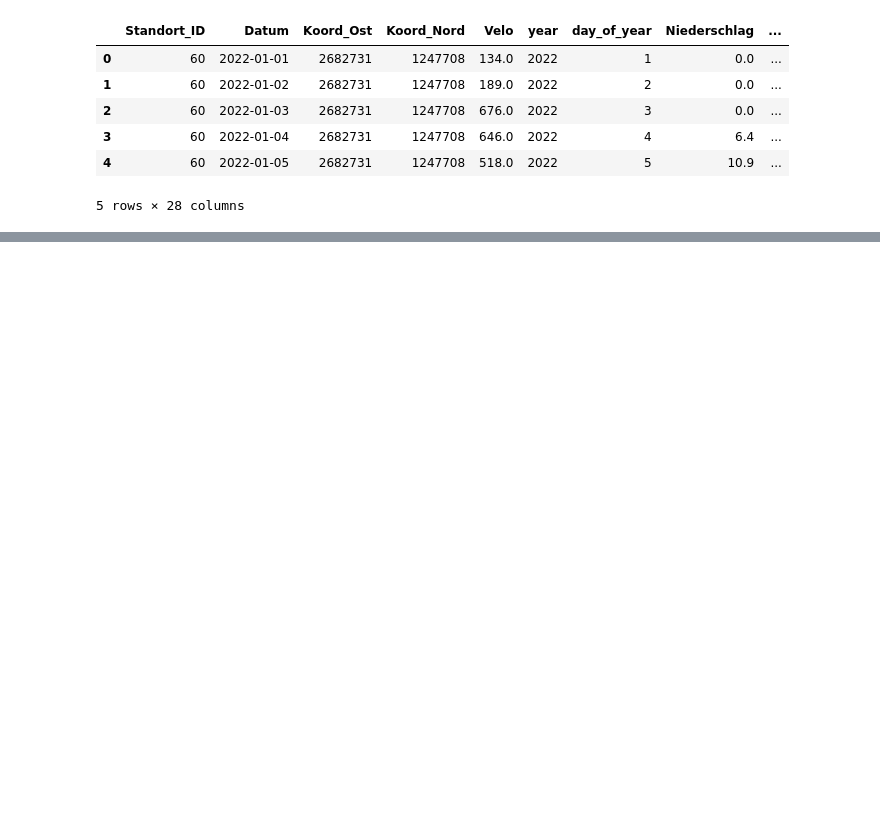
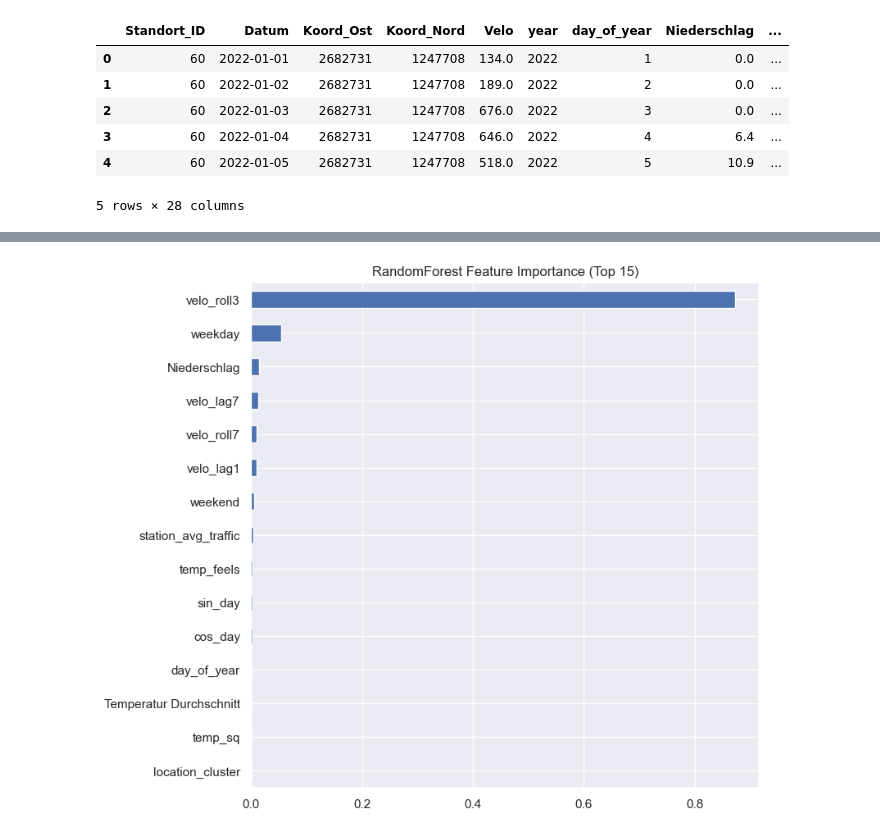
Before and after one commit to CommitmentIssues418/M3_VeloCheckZH, a Jupyter notebook: notebooks/03_model_training.ipynb, the cells around one changed output, grey strips where cells are left out. Saved outputs shown, nothing was run; the diff lists cells and outputs as text; code cells hidden in the pictures; blank space fills up the shorter version.

```diff
--- a/notebooks/03_model_training.ipynb
+++ b/notebooks/03_model_training.ipynb
@@ -38,9 +43,8 @@ exclude = [
     "year",
     "week",
     "quarter",
-    # Optional: falls du es wirklich nicht brauchst:
     # "day_of_year",
-    # "year_length",
+    "year_length",
 ]
 
 features = [c for c in df.columns if c not in exclude]
@@ -69,0 +79,9 @@ Anzahl Features: 20
+# %%
+X = df[features]
+y = df[TARGET]
+
+X_train, X_test, y_train, y_test = train_test_split(
+    X, y, test_size=0.2, random_state=42
+)
+
+X_train.shape, X_test.shape
@@ -69,0 +116,10 @@ Anzahl Features: 20
+# %%
+lin_pipe = Pipeline([
+    ("scaler", StandardScaler()),
+    ("model", LinearRegression())
+])
+
+lin_pipe.fit(X_train, y_train)
+y_pred_lin = lin_pipe.predict(X_test)
+
+evaluate_model("LinearRegression", y_test, y_pred_lin, results)
@@ -69,0 +130,12 @@ Anzahl Features: 20
+# %%
+rf = RandomForestRegressor(
+    n_estimators=300,
+    max_depth=20,
+    random_state=42,
+    n_jobs=-1
+)
+
+rf.fit(X_train, y_train)
+y_pred_rf = rf.predict(X_test)
+
+evaluate_model("RandomForest", y_test, y_pred_rf, results)
@@ -69,0 +174,7 @@ Anzahl Features: 20
+# %%
+importances_rf = pd.Series(rf.feature_importances_, index=features)
+importances_rf.sort_values().tail(15).plot(kind="barh", figsize=(8,8))
+plt.title("RandomForest Feature Importance (Top 15)")
+plt.show()
+# %% [output]
+[figure, added]
```
Also changed, not shown: parts of 14 cells of this notebook, 4 other files.
